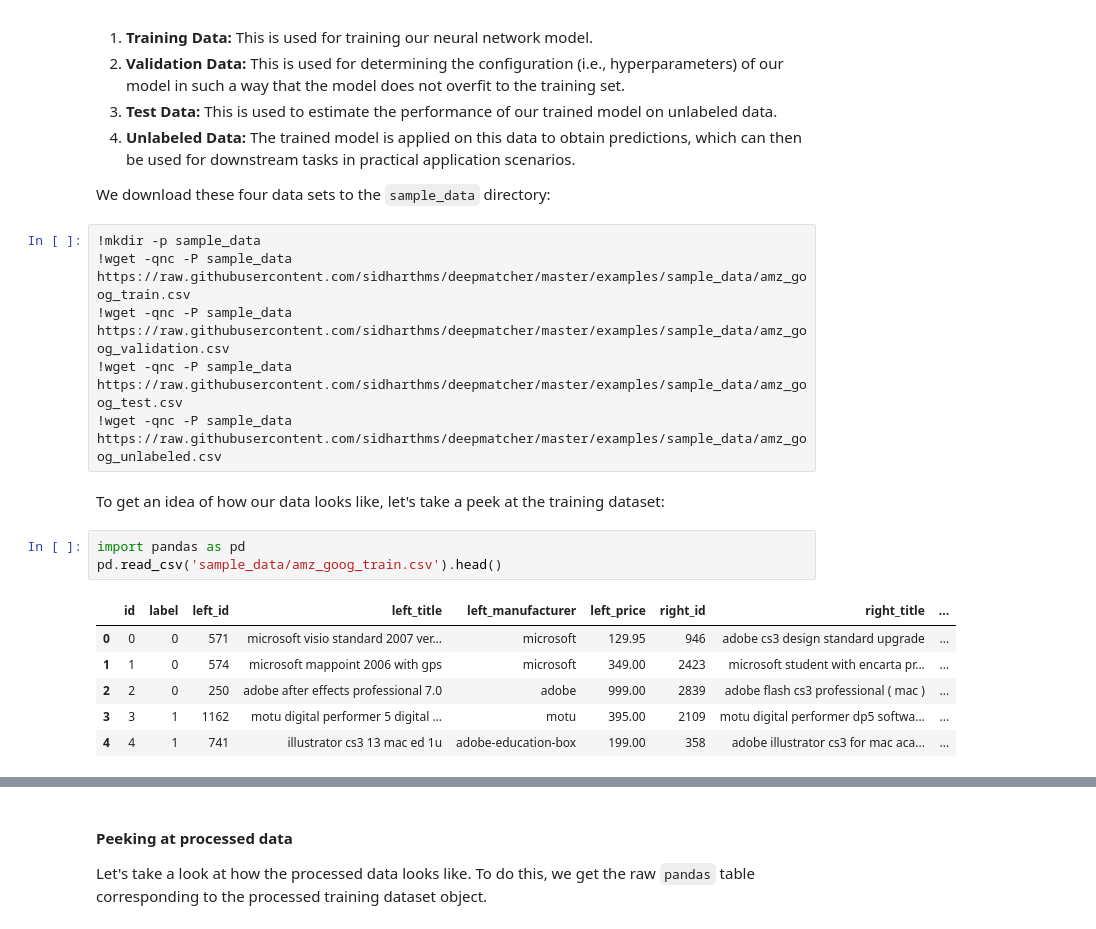
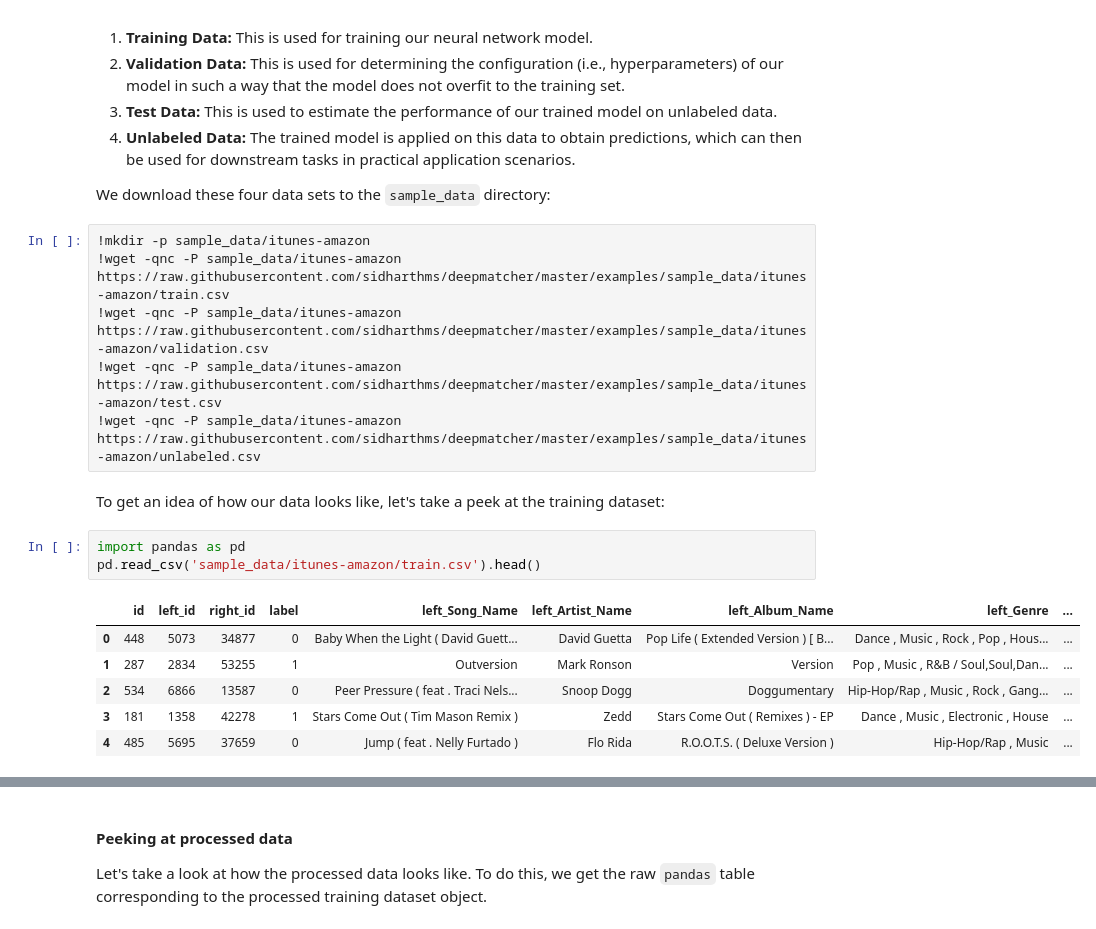
Before and after one commit to anhaidgroup/deepmatcher, a Jupyter notebook: examples/getting_started.ipynb, the cells around one changed output, grey strips where cells are left out. Cells and saved outputs as stored; diff of their text form.

Commit message:
Getting started update, prediction fixes, add itunes

```diff
--- a/examples/getting_started.ipynb
+++ b/examples/getting_started.ipynb
@@ -49,21 +49,21 @@ Now let's get some sample data to play with in this tutorial. We will need three
 
 We download these four data sets to the `sample_data` directory:
 # %%
-!mkdir -p sample_data
-!wget -qnc -P sample_data https://raw.githubusercontent.com/sidharthms/deepmatcher/master/examples/sample_data/amz_goog_train.csv
-!wget -qnc -P sample_data https://raw.githubusercontent.com/sidharthms/deepmatcher/master/examples/sample_data/amz_goog_validation.csv
-!wget -qnc -P sample_data https://raw.githubusercontent.com/sidharthms/deepmatcher/master/examples/sample_data/amz_goog_test.csv
-!wget -qnc -P sample_data https://raw.githubusercontent.com/sidharthms/deepmatcher/master/examples/sample_data/amz_goog_unlabeled.csv
+!mkdir -p sample_data/itunes-amazon
+!wget -qnc -P sample_data/itunes-amazon https://raw.githubusercontent.com/sidharthms/deepmatcher/master/examples/sample_data/itunes-amazon/train.csv
+!wget -qnc -P sample_data/itunes-amazon https://raw.githubusercontent.com/sidharthms/deepmatcher/master/examples/sample_data/itunes-amazon/validation.csv
+!wget -qnc -P sample_data/itunes-amazon https://raw.githubusercontent.com/sidharthms/deepmatcher/master/examples/sample_data/itunes-amazon/test.csv
+!wget -qnc -P sample_data/itunes-amazon https://raw.githubusercontent.com/sidharthms/deepmatcher/master/examples/sample_data/itunes-amazon/unlabeled.csv
 # %% [markdown]
 To get an idea of how our data looks like, let's take a peek at the training dataset:
 # %%
 import pandas as pd
-pd.read_csv('sample_data/amz_goog_train.csv').head()
+pd.read_csv('sample_data/itunes-amazon/train.csv').head()
 # %% [output]
-|  | id | label | left_id | left_title | left_manufacturer | left_price | right_id | right_title | ... |
-| 0 | 0 | 0 | 571 | microsoft visio standard 2007 ver... | microsoft | 129.95 | 946 | adobe cs3 design standard upgrade | ... |
-| 1 | 1 | 0 | 574 | microsoft mappoint 2006 with gps | microsoft | 349.00 | 2423 | microsoft student with encarta pr... | ... |
-| 2 | 2 | 0 | 250 | adobe after effects professional 7.0 | adobe | 999.00 | 2839 | adobe flash cs3 professional ( mac ) | ... |
-| 3 | 3 | 1 | 1162 | motu digital performer 5 digital ... | motu | 395.00 | 2109 | motu digital performer dp5 softwa... | ... |
-| 4 | 4 | 1 | 741 | illustrator cs3 13 mac ed 1u | adobe-education-box | 199.00 | 358 | adobe illustrator cs3 for mac aca... | ... |
+|  | id | left_id | right_id | label | left_Song_Name | left_Artist_Name | left_Album_Name | left_Genre | ... |
+| 0 | 448 | 5073 | 34877 | 0 | Baby When the Light ( David Guett... | David Guetta | Pop Life ( Extended Version ) [ B... | Dance , Music , Rock , Pop , Hous... | ... |
+| 1 | 287 | 2834 | 53255 | 1 | Outversion | Mark Ronson | Version | Pop , Music , R&B / Soul,Soul,Dan... | ... |
+| 2 | 534 | 6866 | 13587 | 0 | Peer Pressure ( feat . Traci Nels... | Snoop Dogg | Doggumentary | Hip-Hop/Rap , Music , Rock , Gang... | ... |
+| 3 | 181 | 1358 | 42278 | 1 | Stars Come Out ( Tim Mason Remix ) | Zedd | Stars Come Out ( Remixes ) - EP | Dance , Music , Electronic , House | ... |
+| 4 | 485 | 5695 | 37659 | 0 | Jump ( feat . Nelly Furtado ) | Flo Rida | R.O.O.T.S. ( Deluxe Version ) | Hip-Hop/Rap , Music | ... |
 # %% [markdown]
```
Also changed, not shown: parts of 15 cells of this notebook, 6 other files.
